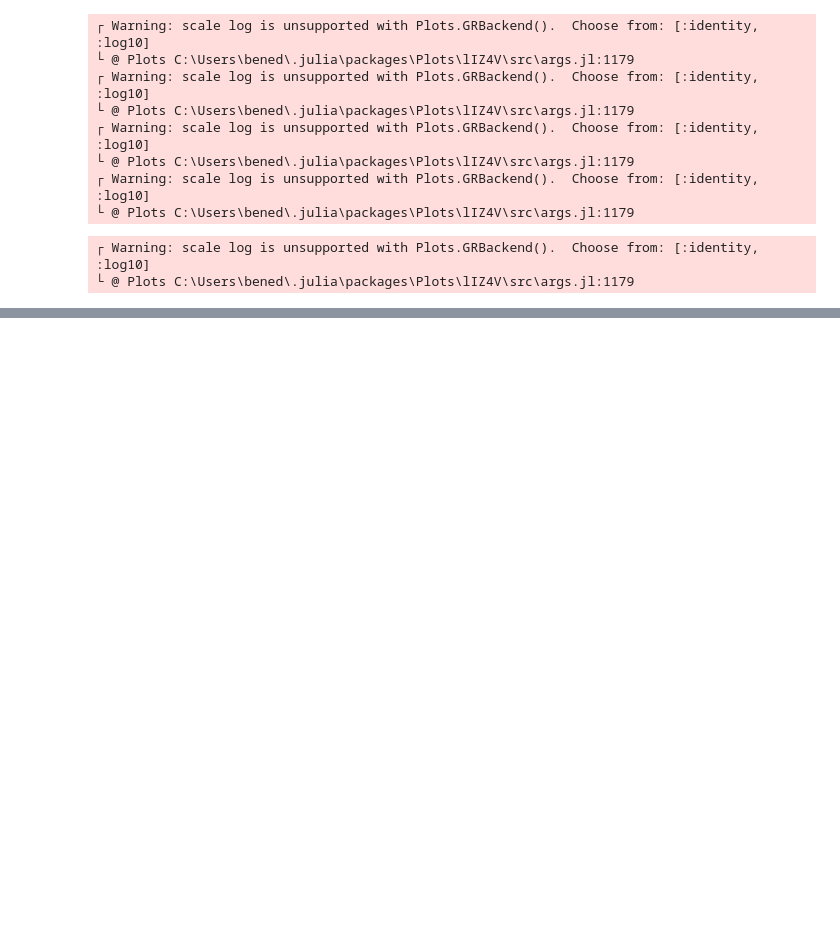
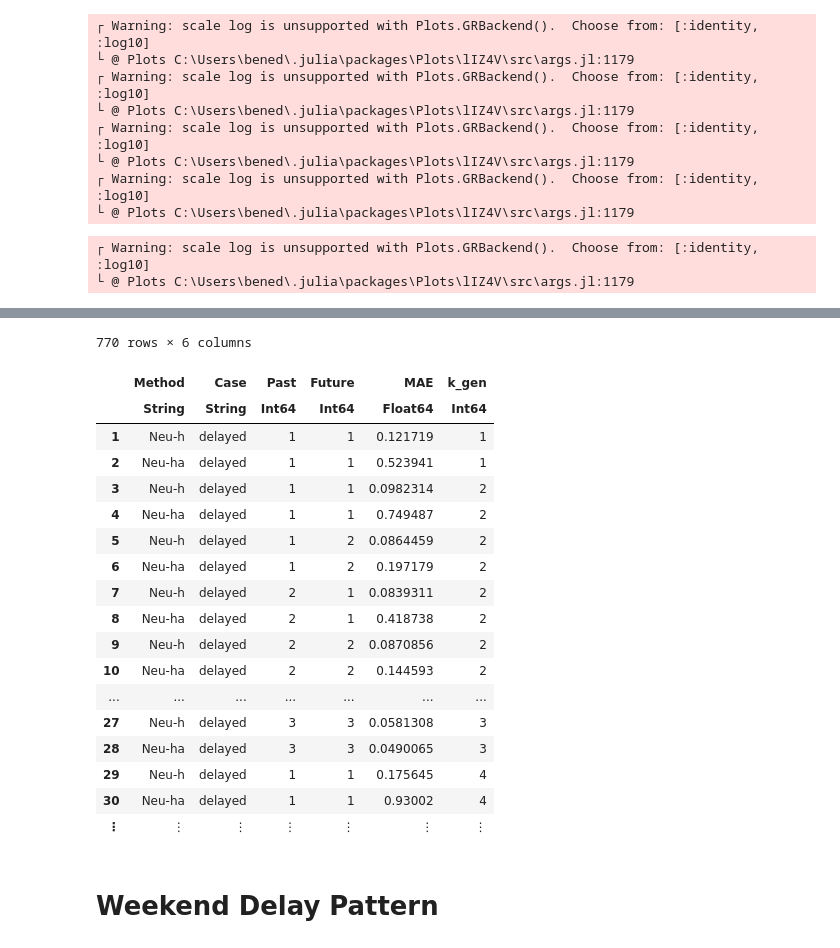
Before and after one commit to timueh/COVID-19, a Jupyter notebook: Synth_data_evaluation.ipynb, the cells around one changed output, grey strips where cells are left out. Cells and saved outputs as stored; diff of their text form; code cells hidden in the pictures; blank space fills up the shorter version.

```diff
--- a/Synth_data_evaluation.ipynb
+++ b/Synth_data_evaluation.ipynb
@@ -1,16 +1,10 @@
 # %%
 using ReproductionNumbers, DataFrames, ExcelFiles, Plots, CSV, Statistics
 # %%
-case_name   =   "confirmed-cases"
-file_name   =   "../data/20200511_Nowcasting_Zahlen.xlsx"
+case_name   =   "estimated-cases-20200511"
+file_name   =   "data/COVID19_Deutschland.xlsx"
 sheet_name  =   "Nowcast_R"
 days_col    =   "Datum RKI-Tagesbericht"
-data_col    =   "N_{BF} [k+3,k+4]"
-
-case_name   =   "estimated-cases-20200511"
-file_name   =   "data/20200511_Nowcasting_Zahlen.xlsx"
-sheet_name  =   "Nowcast_R"
-days_col    =   "Erkrankungsdatum"
 data_col    =   "N(RKI-H)"
 # %% [output]
 "N(RKI-H)"
@@ -191,0 +218,37 @@ CSV.write("mae.csv", result)
+# %%
+df = CSV.read("data/synth_0.9_0.95_1_2day.csv")
+df_cases = get_data(df, days_col = "k", data_col = "delayed", kind = "cases")
+rki_h_N, rki_h_R = build_R(df_cases; past = k_gen - 1, future = 0, k_gen = k_gen)
+neu_h_N, neu_h_R = build_R(df_cases; past = k_gen - 1, future = 3, k_gen = k_gen)
+neu_ha_N, neu_ha_R = build_R_acausal_new(df_cases; past = k_gen - 1, future = 3, k_gen = k_gen)
+gr()
+plot(rki_h_R.days, rki_h_R.R, label="RKI-H", yscale=:log10)
+plot!(neu_h_R.days, neu_h_R.R, label="NEU-H", yscale=:log10)
+plot!(neu_ha_R.days, neu_ha_R.R, label="NEU-HA", yscale=:log10)
+plot!(index, r_true, label="R true", yscale=:log10)
+# %%
+result = parameter_search(df, collect(1:10), collect(1:10),  collect(1:10), "delayed")
+CSV.write("mae_2day.csv", result)
+result
+# %% [output]
+770 rows × 6 columns
+|  | Method | Case | Past | Future | MAE | k_gen |
+|  | String | String | Int64 | Int64 | Float64 | Int64 |
+| 1 | Neu-h | delayed | 1 | 1 | 0.121719 | 1 |
+| 2 | Neu-ha | delayed | 1 | 1 | 0.523941 | 1 |
+| 3 | Neu-h | delayed | 1 | 1 | 0.0982314 | 2 |
+| 4 | Neu-ha | delayed | 1 | 1 | 0.749487 | 2 |
+| 5 | Neu-h | delayed | 1 | 2 | 0.0864459 | 2 |
+| 6 | Neu-ha | delayed | 1 | 2 | 0.197179 | 2 |
+| 7 | Neu-h | delayed | 2 | 1 | 0.0839311 | 2 |
+| 8 | Neu-ha | delayed | 2 | 1 | 0.418738 | 2 |
+| 9 | Neu-h | delayed | 2 | 2 | 0.0870856 | 2 |
+| 10 | Neu-ha | delayed | 2 | 2 | 0.144593 | 2 |
+| ... | ... | ... | ... | ... | ... | ... |
+| 27 | Neu-h | delayed | 3 | 3 | 0.0581308 | 3 |
+| 28 | Neu-ha | delayed | 3 | 3 | 0.0490065 | 3 |
+| 29 | Neu-h | delayed | 1 | 1 | 0.175645 | 4 |
+| 30 | Neu-ha | delayed | 1 | 1 | 0.93002 | 4 |
+| ⋮ | ⋮ | ⋮ | ⋮ | ⋮ | ⋮ | ⋮ |
+# %% [markdown]
+# Weekend Delay Pattern
```
Also changed, not shown: parts of 8 cells of this notebook, 4 other files.
